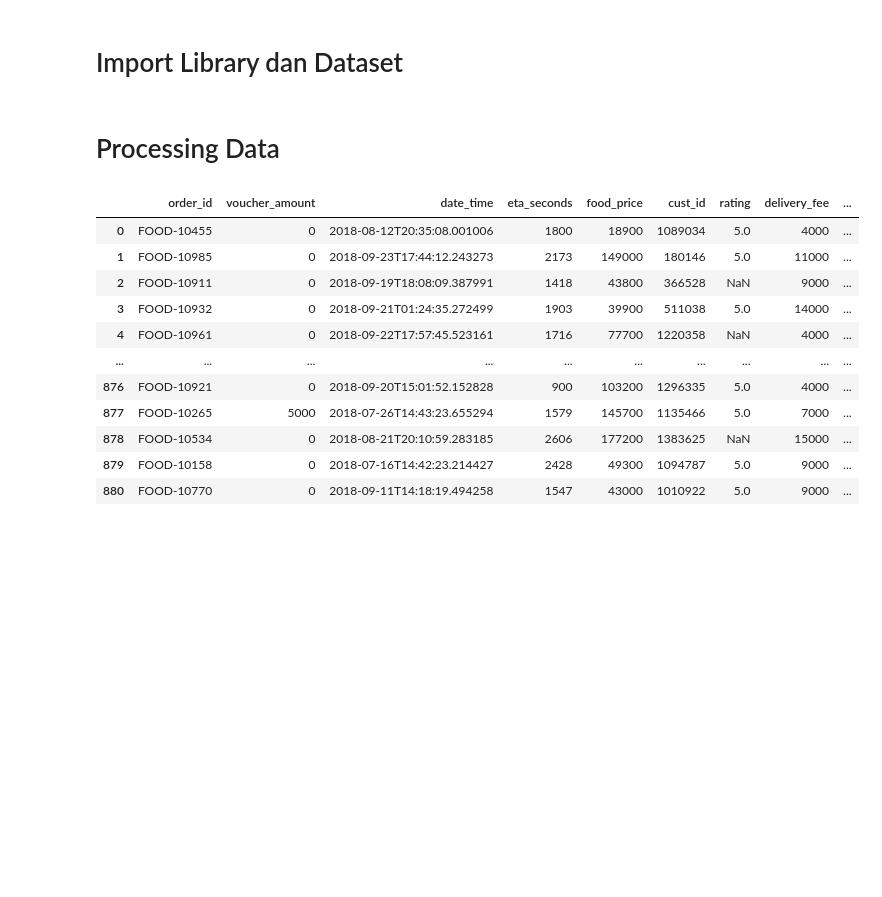
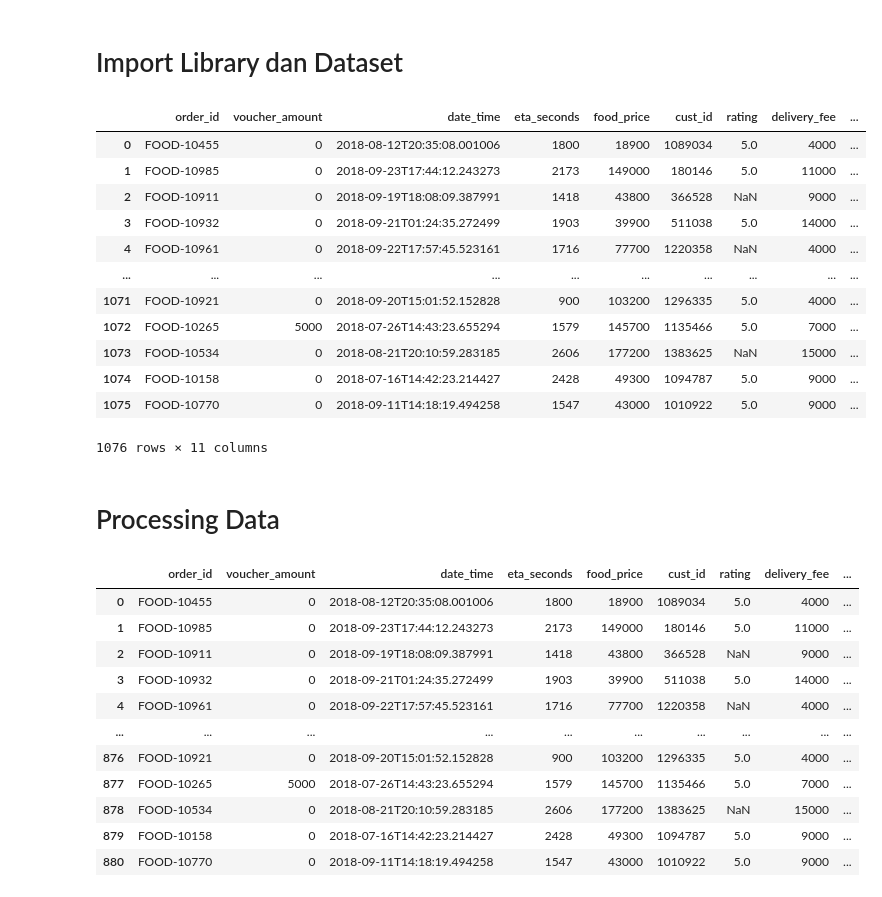
Before and after one commit to msaidarmawan/Data-Analitik, a Jupyter notebook: Data_Analitik.ipynb, the cells around one changed output. Cells and saved outputs as stored; diff of their text form; code cells hidden in the pictures; blank space fills up the shorter version.

```diff
--- a/Data_Analitik.ipynb
+++ b/Data_Analitik.ipynb
@@ -6,7 +6,23 @@
 import pandas as pd
 import matplotlib.pyplot as plt
 # %%
-df=pd.read_csv('food_delivery_datasets.csv')
+df=pd.read_csv('/content/drive/MyDrive/Dataset/food_delivery_datasets.csv')
+# %%
+df #menlihat data keseluruhan
+# %% [output]
+|  | order_id | voucher_amount | date_time | eta_seconds | food_price | cust_id | rating | delivery_fee | ... |
+| 0 | FOOD-10455 | 0 | 2018-08-12T20:35:08.001006 | 1800 | 18900 | 1089034 | 5.0 | 4000 | ... |
+| 1 | FOOD-10985 | 0 | 2018-09-23T17:44:12.243273 | 2173 | 149000 | 180146 | 5.0 | 11000 | ... |
+| 2 | FOOD-10911 | 0 | 2018-09-19T18:08:09.387991 | 1418 | 43800 | 366528 | NaN | 9000 | ... |
+| 3 | FOOD-10932 | 0 | 2018-09-21T01:24:35.272499 | 1903 | 39900 | 511038 | 5.0 | 14000 | ... |
+| 4 | FOOD-10961 | 0 | 2018-09-22T17:57:45.523161 | 1716 | 77700 | 1220358 | NaN | 4000 | ... |
+| ... | ... | ... | ... | ... | ... | ... | ... | ... | ... |
+| 1071 | FOOD-10921 | 0 | 2018-09-20T15:01:52.152828 | 900 | 103200 | 1296335 | 5.0 | 4000 | ... |
+| 1072 | FOOD-10265 | 5000 | 2018-07-26T14:43:23.655294 | 1579 | 145700 | 1135466 | 5.0 | 7000 | ... |
+| 1073 | FOOD-10534 | 0 | 2018-08-21T20:10:59.283185 | 2606 | 177200 | 1383625 | NaN | 15000 | ... |
+| 1074 | FOOD-10158 | 0 | 2018-07-16T14:42:23.214427 | 2428 | 49300 | 1094787 | 5.0 | 9000 | ... |
+| 1075 | FOOD-10770 | 0 | 2018-09-11T14:18:19.494258 | 1547 | 43000 | 1010922 | 5.0 | 9000 | ... |
+1076 rows × 11 columns
 # %% [markdown]
 # Processing Data
 # %%
```
